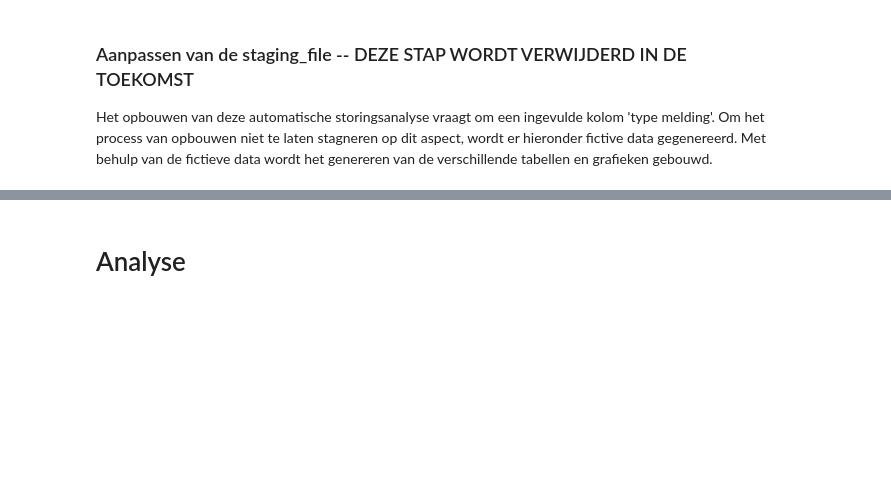
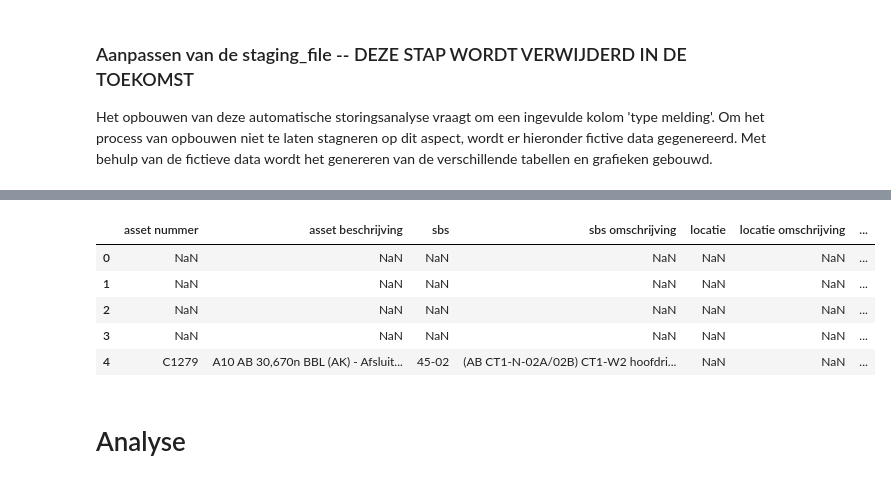
Before and after one commit to nilanbais/storingsanalyse-generator, a Jupyter notebook: src/rapport generator/storingsanalyse-builder v0.1.ipynb, the cells around one changed output, grey strips where cells are left out. Saved outputs shown, nothing was run; the diff lists cells and outputs as text; code cells hidden in the pictures; blank space fills up the shorter version.

```diff
--- a/src/rapport generator/storingsanalyse-builder v0.1.ipynb
+++ b/src/rapport generator/storingsanalyse-builder v0.1.ipynb
@@ -280,3 +315,12 @@ sf_data.iloc[:5, 15:25]
+# %%
+sf_data.iloc[:5, 5:15]
+# %% [output]
+|  | asset nummer | asset beschrijving | sbs | sbs omschrijving | locatie | locatie omschrijving | ... |
+| 0 | NaN | NaN | NaN | NaN | NaN | NaN | ... |
+| 1 | NaN | NaN | NaN | NaN | NaN | NaN | ... |
+| 2 | NaN | NaN | NaN | NaN | NaN | NaN | ... |
+| 3 | NaN | NaN | NaN | NaN | NaN | NaN | ... |
+| 4 | C1279 | A10 AB 30,670n BBL (AK) - Afsluit... | 45-02 | (AB CT1-N-02A/02B) CT1-W2 hoofdri... | NaN | NaN | ... |
 # %% [markdown]
 # Analyse
 # %% [markdown]
```
Also changed, not shown: parts of 39 cells of this notebook, 10 other files.
